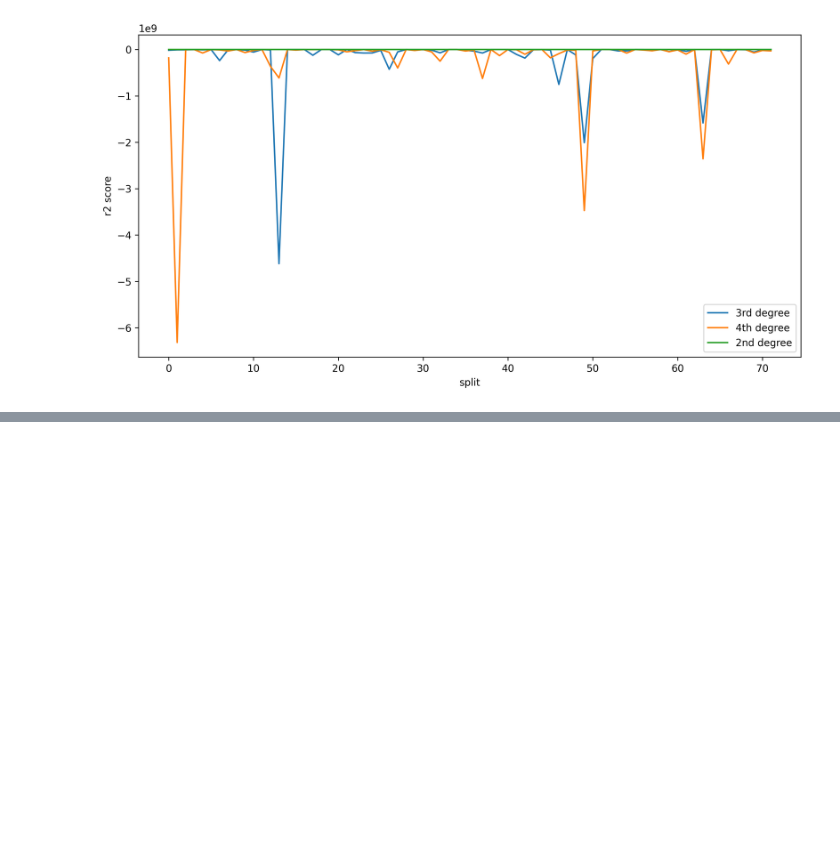
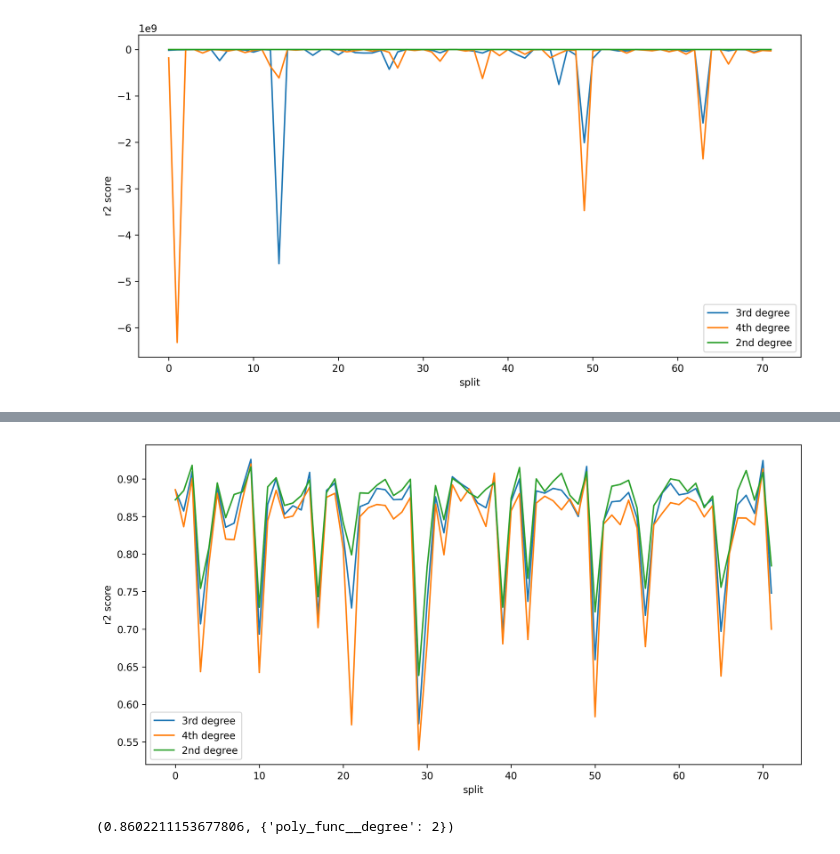
Before and after one commit to ashen007/HousePricePrediction, a Jupyter notebook: model/poly models.ipynb, the cells around one changed output, grey strips where cells are left out. Saved outputs shown, nothing was run; the diff lists cells and outputs as text; code cells hidden in the pictures; blank space fills up the shorter version.

Commit message:
generalized polynomial feature models

```diff
--- a/model/poly models.ipynb
+++ b/model/poly models.ipynb
@@ -174,0 +179,4 @@ plt.show()
+# %%
+ridge_estimator = Pipeline(steps=[('poly_func', PolynomialFeatures()),
+                                  ('model', Ridge(alpha=0.5, max_iter=5000))])
+ridge_estimator.get_params()
@@ -174,0 +203,11 @@ plt.show()
+# %%
+gs_ridge = GridSearchCV(estimator=ridge_estimator,
+                        param_grid={'poly_func__degree': [2, 3, 4]},
+                        scoring={'r2': make_scorer(r2_score),
+                                 'me': make_scorer(max_error)
+                                 },
+                        refit='r2',
+                        cv=cv,
+                        n_jobs=-1
+                        )
+gs_ridge.fit(train_x, train_y)
@@ -174,0 +222,27 @@ plt.show()
+# %%
+plt.figure(figsize=[12, 6], dpi=300)
+sns.lineplot(
+    x=list(range(72)),
+    y=pd.DataFrame(gs_ridge.cv_results_).loc[1, 'split0_test_r2': 'split71_test_r2'],
+    label='3rd degree'
+)
+sns.lineplot(
+    x=list(range(72)),
+    y=pd.DataFrame(gs_ridge.cv_results_).loc[2, 'split0_test_r2': 'split71_test_r2'],
+    label='4th degree'
+)
+sns.lineplot(
+    x=list(range(72)),
+    y=pd.DataFrame(gs_ridge.cv_results_).loc[0, 'split0_test_r2': 'split71_test_r2'],
+    label='2nd degree'
+)
+plt.legend()
+plt.xlabel('split')
+plt.ylabel('r2 score')
+plt.show()
+# %% [output]
+[figure, added]
+# %%
+gs_ridge.best_score_, gs_ridge.best_params_
+# %% [output]
+(0.8602211153677806, {'poly_func__degree': 2})
```
Also changed, not shown: parts of 8 cells of this notebook.
